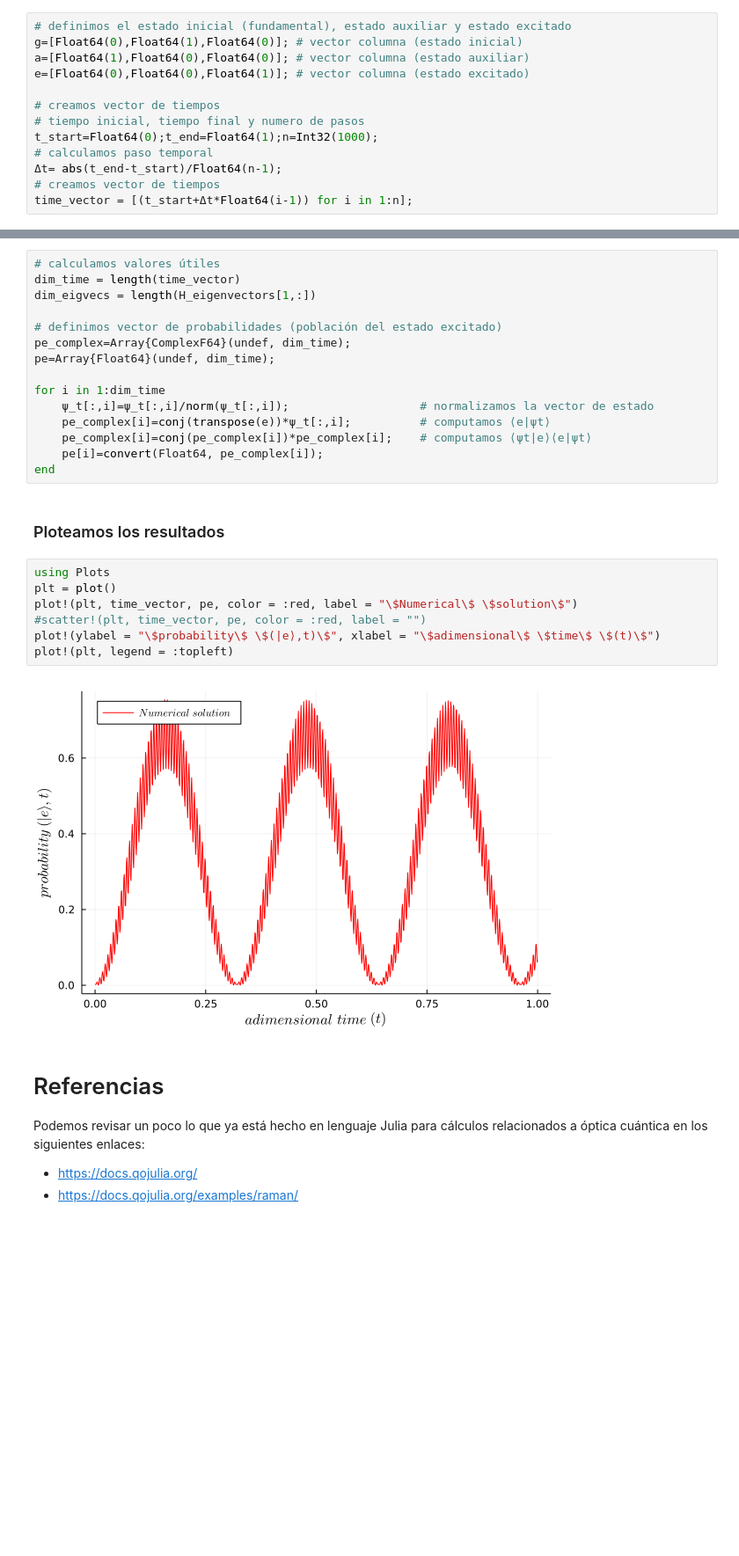
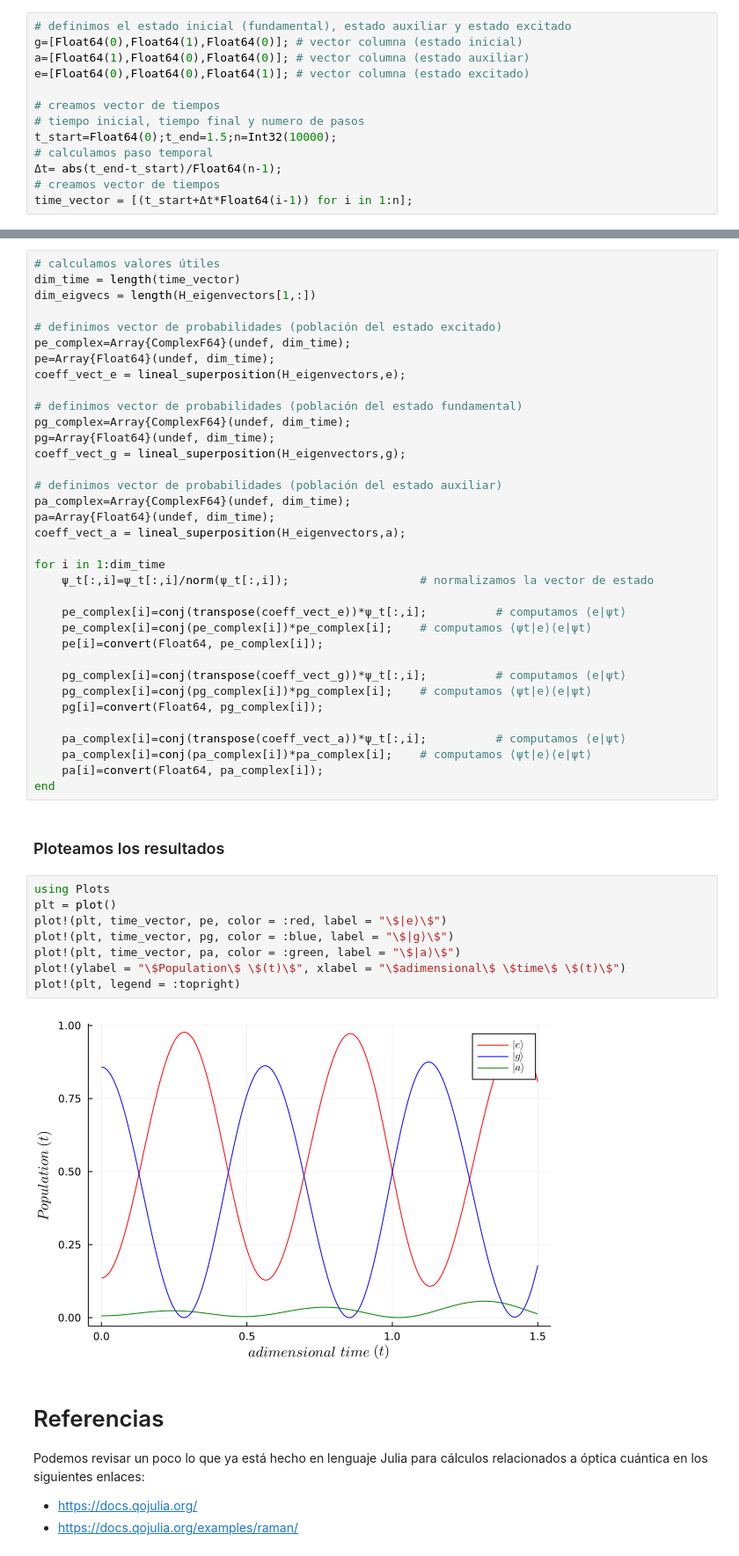
Before and after one commit to mendzmartin/quantum_optics, a Jupyter notebook: lambda_configuration.ipynb, the cells around one changed output, grey strips where cells are left out. Shown at 88% size. Drawn from its saved outputs; the diff is of its cells as text; blank space fills up the shorter version.

```diff
--- a/lambda_configuration.ipynb
+++ b/lambda_configuration.ipynb
@@ -52,7 +56,7 @@ e=[Float64(0),Float64(0),Float64(1)]; # vector columna (estado excitado)
 
 # creamos vector de tiempos
 # tiempo inicial, tiempo final y numero de pasos
-t_start=Float64(0);t_end=Float64(1);n=Int32(1000);
+t_start=Float64(0);t_end=1.5;n=Int32(10000);
 # calculamos paso temporal
 Δt= abs(t_end-t_start)/Float64(n-1);
 # creamos vector de tiempos
@@ -105,24 +121,45 @@ dim_eigvecs = length(H_eigenvectors[1,:])
 # definimos vector de probabilidades (población del estado excitado)
 pe_complex=Array{ComplexF64}(undef, dim_time);
 pe=Array{Float64}(undef, dim_time);
+coeff_vect_e = lineal_superposition(H_eigenvectors,e);
+
+# definimos vector de probabilidades (población del estado fundamental)
+pg_complex=Array{ComplexF64}(undef, dim_time);
+pg=Array{Float64}(undef, dim_time);
+coeff_vect_g = lineal_superposition(H_eigenvectors,g);
+
+# definimos vector de probabilidades (población del estado auxiliar)
+pa_complex=Array{ComplexF64}(undef, dim_time);
+pa=Array{Float64}(undef, dim_time);
+coeff_vect_a = lineal_superposition(H_eigenvectors,a);
 
 for i in 1:dim_time
     ψ_t[:,i]=ψ_t[:,i]/norm(ψ_t[:,i]);                   # normalizamos la vector de estado
-    pe_complex[i]=conj(transpose(e))*ψ_t[:,i];          # computamos ⟨e|ψt⟩
+
+    pe_complex[i]=conj(transpose(coeff_vect_e))*ψ_t[:,i];          # computamos ⟨e|ψt⟩
     pe_complex[i]=conj(pe_complex[i])*pe_complex[i];    # computamos ⟨ψt|e⟩⟨e|ψt⟩
     pe[i]=convert(Float64, pe_complex[i]);
+
+    pg_complex[i]=conj(transpose(coeff_vect_g))*ψ_t[:,i];          # computamos ⟨e|ψt⟩
+    pg_complex[i]=conj(pg_complex[i])*pg_complex[i];    # computamos ⟨ψt|e⟩⟨e|ψt⟩
+    pg[i]=convert(Float64, pg_complex[i]);
+
+    pa_complex[i]=conj(transpose(coeff_vect_a))*ψ_t[:,i];          # computamos ⟨e|ψt⟩
+    pa_complex[i]=conj(pa_complex[i])*pa_complex[i];    # computamos ⟨ψt|e⟩⟨e|ψt⟩
+    pa[i]=convert(Float64, pa_complex[i]);
 end
 # %% [markdown]
 ### Ploteamos los resultados
 # %%
 using Plots
 plt = plot()
-plot!(plt, time_vector, pe, color = :red, label = "\$Numerical\$ \$solution\$")
-#scatter!(plt, time_vector, pe, color = :red, label = "")
-plot!(ylabel = "\$probability\$ \$(|e⟩,t)\$", xlabel = "\$adimensional\$ \$time\$ \$(t)\$")
-plot!(plt, legend = :topleft)
+plot!(plt, time_vector, pe, color = :red, label = "\$|e⟩\$")
+plot!(plt, time_vector, pg, color = :blue, label = "\$|g⟩\$")
+plot!(plt, time_vector, pa, color = :green, label = "\$|a⟩\$")
+plot!(ylabel = "\$Population\$ \$(t)\$", xlabel = "\$adimensional\$ \$time\$ \$(t)\$")
+plot!(plt, legend = :topright)
 # %% [output]
-[figure, old version]
+[figure, new version]
 # %% [markdown]
 # Referencias
 
```
Also changed, not shown: parts of 7 cells of this notebook, 1 other file.
